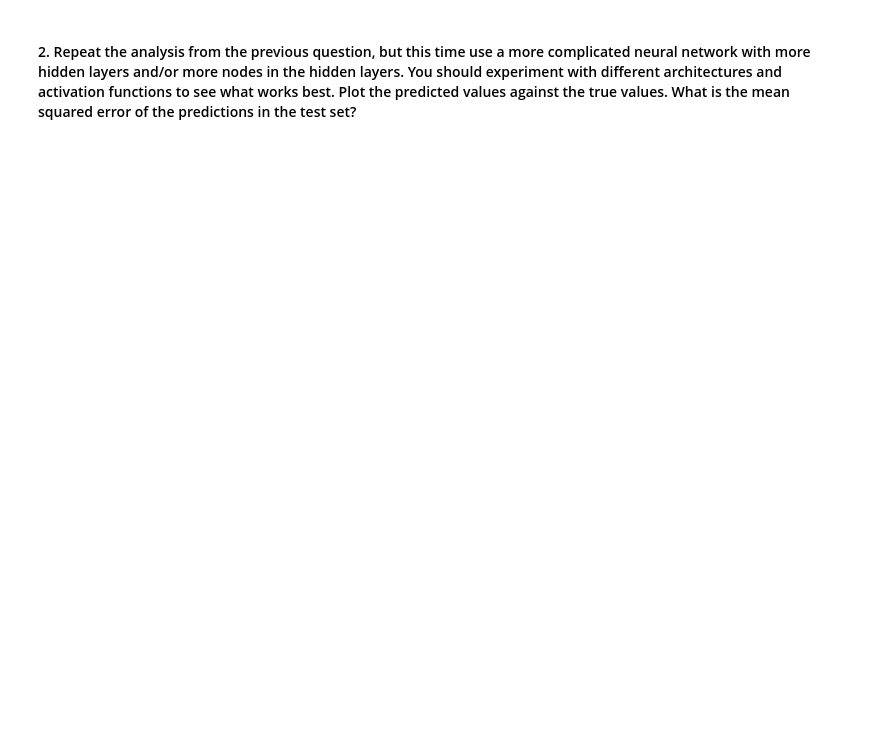
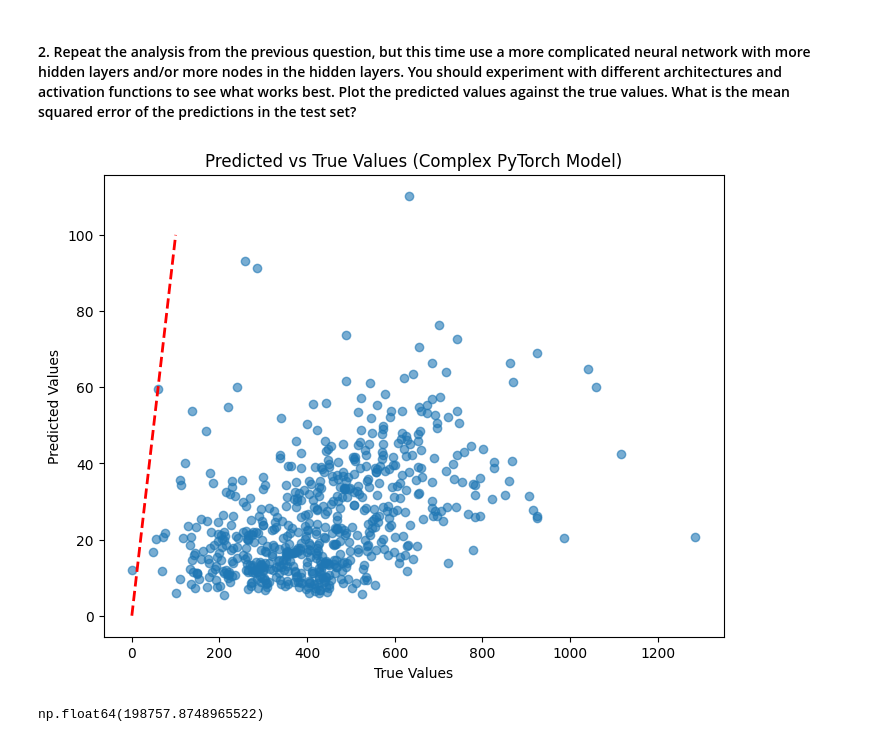
Before and after one commit to aroacs100/PRGS-Intro-to-ML-2024, a Jupyter notebook: Homework/HW_05.ipynb, the cells around one changed output. Cells and saved outputs as stored; diff of their text form; code cells hidden in the pictures; blank space fills up the shorter version.

```diff
--- a/Homework/HW_05.ipynb
+++ b/Homework/HW_05.ipynb
@@ -118,0 +136,2 @@ np.float64(178709.02116867164)
+# %%
+complex_model = ComplexNeuralNetwork()
@@ -118,0 +141,33 @@ np.float64(178709.02116867164)
+# %%
+##Train and predict
+
+epochs = 150
+for epoch in range(epochs):
+
+    y_pred = complex_model(X_train_tensor)
+    loss = criterion(y_pred, y_train_tensor)
+
+    optimizer.zero_grad()
+    loss.backward()
+    optimizer.step()
+
+
+# Predict
+with torch.no_grad():
+    y_pred_tensor_complex = complex_model(X_test_tensor)
+    y_pred_complex = y_pred_tensor_complex.numpy()
+# %%
+mse_2 = mean_squared_error(y_test, y_pred_complex)
+# %%
+plt.figure(figsize=(8, 6))
+plt.scatter(y_test, y_pred_complex, alpha=0.6)
+plt.plot([0, 100], [0, 100], color='red', linestyle='--', linewidth=2)
+plt.xlabel('True Values')
+plt.ylabel('Predicted Values')
+plt.title('Predicted vs True Values (Complex PyTorch Model)')
+plt.show()
+
+mse_2
+# %% [output]
+[figure, added]
+np.float64(198757.8748965522)
```
Also changed, not shown: parts of 3 cells of this notebook.
